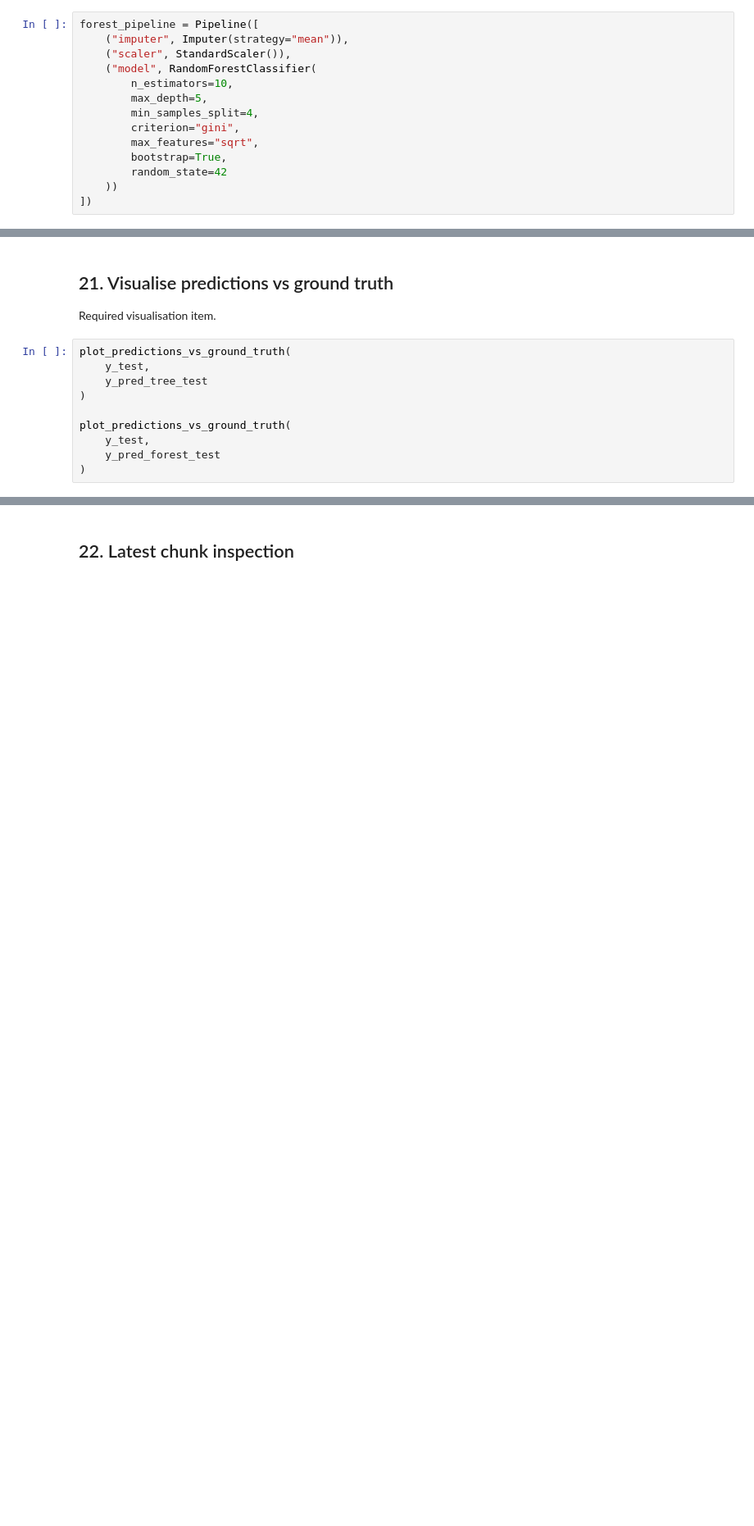
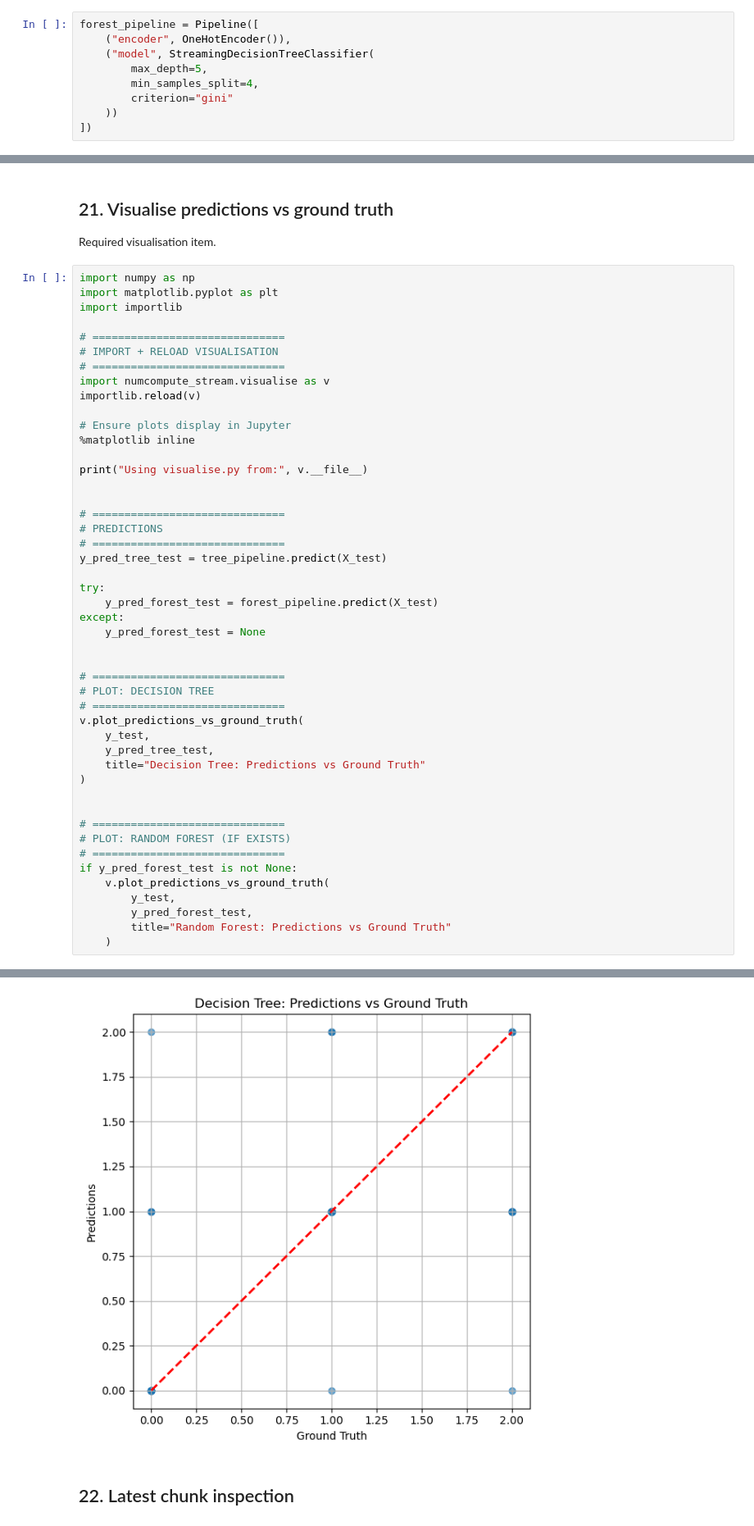
Before and after one commit to Sanzana-shreya/NumCompute, a Jupyter notebook: demo/stream_demo.ipynb, the cells around one changed output, grey strips where cells are left out. Shown at 82% size. Saved outputs shown, nothing was run; the diff lists cells and outputs as text; blank space fills up the shorter version.

```diff
--- a/demo/stream_demo.ipynb
+++ b/demo/stream_demo.ipynb
@@ -971,16 +1052,11 @@ plot_metric_over_time(
 ## 17. Build ensemble pipeline
 # %%
 forest_pipeline = Pipeline([
-    ("imputer", Imputer(strategy="mean")),
-    ("scaler", StandardScaler()),
-    ("model", RandomForestClassifier(
-        n_estimators=10,
+    ("encoder", OneHotEncoder()),
+    ("model", StreamingDecisionTreeClassifier(
         max_depth=5,
         min_samples_split=4,
-        criterion="gini",
-        max_features="sqrt",
-        bootstrap=True,
-        random_state=42
+        criterion="gini"
     ))
 ])
 # %% [markdown]
@@ -1052,12 +1157,50 @@ print("Final test accuracy (Random Forest):", forest_test_acc)
 ## 21. Visualise predictions vs ground truth
 Required visualisation item.
 # %%
-plot_predictions_vs_ground_truth(
+import numpy as np
+import matplotlib.pyplot as plt
+import importlib
+
+# ==============================
+# IMPORT + RELOAD VISUALISATION
+# ==============================
+import numcompute_stream.visualise as v
+importlib.reload(v)
+
+# Ensure plots display in Jupyter
+%matplotlib inline
+
+print("Using visualise.py from:", v.__file__)
+
+
+# ==============================
+# PREDICTIONS
+# ==============================
+y_pred_tree_test = tree_pipeline.predict(X_test)
+
+try:
+    y_pred_forest_test = forest_pipeline.predict(X_test)
+except:
+    y_pred_forest_test = None
+
+
+# ==============================
+# PLOT: DECISION TREE
+# ==============================
+v.plot_predictions_vs_ground_truth(
     y_test,
-    y_pred_tree_test
+    y_pred_tree_test,
+    title="Decision Tree: Predictions vs Ground Truth"
 )
 
-plot_predictions_vs_ground_truth(
-    y_test,
-    y_pred_forest_test
-)
+
+# ==============================
+# PLOT: RANDOM FOREST (IF EXISTS)
+# ==============================
+if y_pred_forest_test is not None:
+    v.plot_predictions_vs_ground_truth(
+        y_test,
+        y_pred_forest_test,
+        title="Random Forest: Predictions vs Ground Truth"
+    )
+# %% [output]
@@ -1064,3 +1208,4 @@ plot_predictions_vs_ground_truth(
+[figure, added]
 # %% [markdown]
 ## 22. Latest chunk inspection
 # %%
```
Also changed, not shown: parts of 22 cells of this notebook, 3 other files.
